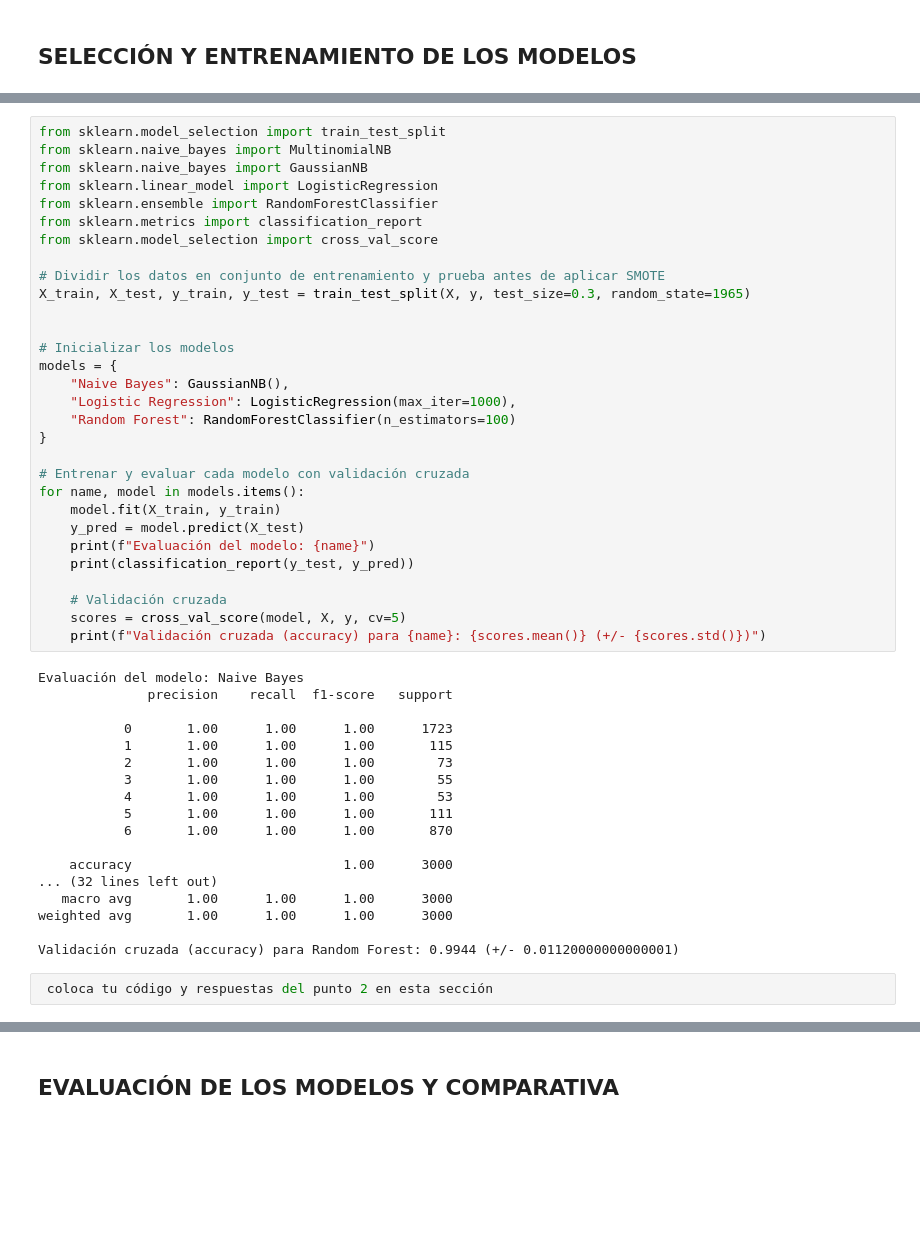
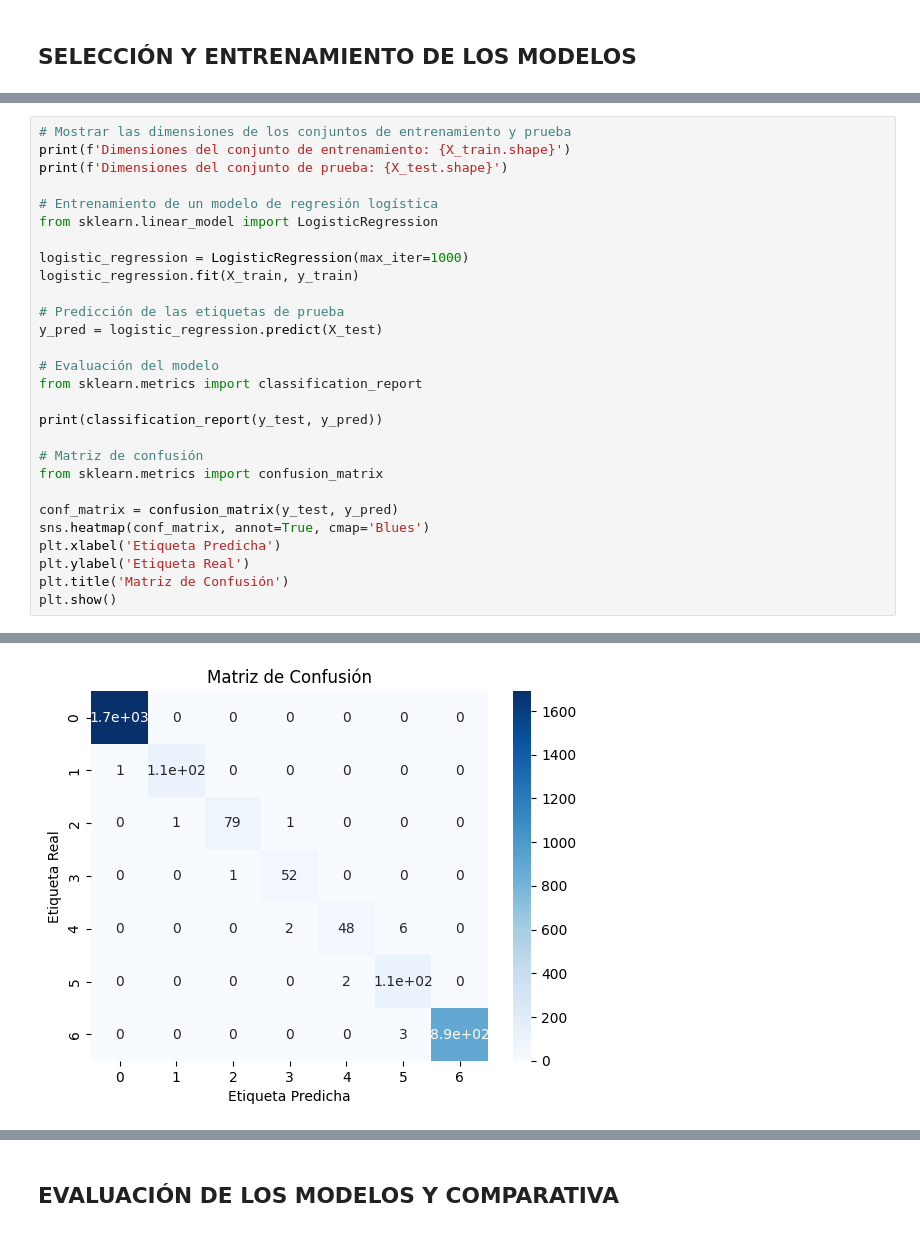
Before and after one commit to luialopezg/clasificaci-n-de-mensajes-de-odio, a Jupyter notebook: Actividad 3.ipynb, the cells around one changed output, grey strips where cells are left out. Saved outputs shown, nothing was run; the diff lists cells and outputs as text; blank space fills up the shorter version.

```diff
--- a/Actividad 3.ipynb
+++ b/Actividad 3.ipynb
@@ -262,50 +317,29 @@ Se trabará un modelo naive Bayes como referencia, de acuerdo a lo aprendido en
-# %%
-from sklearn.model_selection import train_test_split
-from sklearn.naive_bayes import MultinomialNB
-from sklearn.naive_bayes import GaussianNB
-from sklearn.linear_model import LogisticRegression
-from sklearn.ensemble import RandomForestClassifier
-from sklearn.metrics import classification_report
-from sklearn.model_selection import cross_val_score
-
-# Dividir los datos en conjunto de entrenamiento y prueba antes de aplicar SMOTE
-X_train, X_test, y_train, y_test = train_test_split(X, y, test_size=0.3, random_state=1965)
-
-
-# Inicializar los modelos
-models = {
-    "Naive Bayes": GaussianNB(),
-    "Logistic Regression": LogisticRegression(max_iter=1000),
-    "Random Forest": RandomForestClassifier(n_estimators=100)
-}
-
-# Entrenar y evaluar cada modelo con validación cruzada
-for name, model in models.items():
-    model.fit(X_train, y_train)
-    y_pred = model.predict(X_test)
-    print(f"Evaluación del modelo: {name}")
-    print(classification_report(y_test, y_pred))
-
-    # Validación cruzada
-    scores = cross_val_score(model, X, y, cv=5)
-    print(f"Validación cruzada (accuracy) para {name}: {scores.mean()} (+/- {scores.std()})")
-# %% [output]
-Evaluación del modelo: Naive Bayes
-              precision    recall  f1-score   support
-
-           0       1.00      1.00      1.00      1723
-           1       1.00      1.00      1.00       115
-           2       1.00      1.00      1.00        73
-           3       1.00      1.00      1.00        55
-           4       1.00      1.00      1.00        53
-           5       1.00      1.00      1.00       111
-           6       1.00      1.00      1.00       870
-
-    accuracy                           1.00      3000
-... (32 lines left out)
-   macro avg       1.00      1.00      1.00      3000
-weighted avg       1.00      1.00      1.00      3000
-
-Validación cruzada (accuracy) para Random Forest: 0.9944 (+/- 0.01120000000000001)
-# %%
- coloca tu código y respuestas del punto 2 en esta sección
+# %%
+# Mostrar las dimensiones de los conjuntos de entrenamiento y prueba
+print(f'Dimensiones del conjunto de entrenamiento: {X_train.shape}')
+print(f'Dimensiones del conjunto de prueba: {X_test.shape}')
+
+# Entrenamiento de un modelo de regresión logística
+from sklearn.linear_model import LogisticRegression
+
+logistic_regression = LogisticRegression(max_iter=1000)
+logistic_regression.fit(X_train, y_train)
+
+# Predicción de las etiquetas de prueba
+y_pred = logistic_regression.predict(X_test)
+
+# Evaluación del modelo
+from sklearn.metrics import classification_report
+
+print(classification_report(y_test, y_pred))
+
+# Matriz de confusión
+from sklearn.metrics import confusion_matrix
+
+conf_matrix = confusion_matrix(y_test, y_pred)
+sns.heatmap(conf_matrix, annot=True, cmap='Blues')
+plt.xlabel('Etiqueta Predicha')
+plt.ylabel('Etiqueta Real')
+plt.title('Matriz de Confusión')
+plt.show()
+# %% [output]
@@ -311,0 +361 @@ Validación cruzada (accuracy) para Random Forest: 0.9944 (+/- 0.011200000000000
+[figure, added]
```
Also changed, not shown: parts of 19 cells of this notebook.
